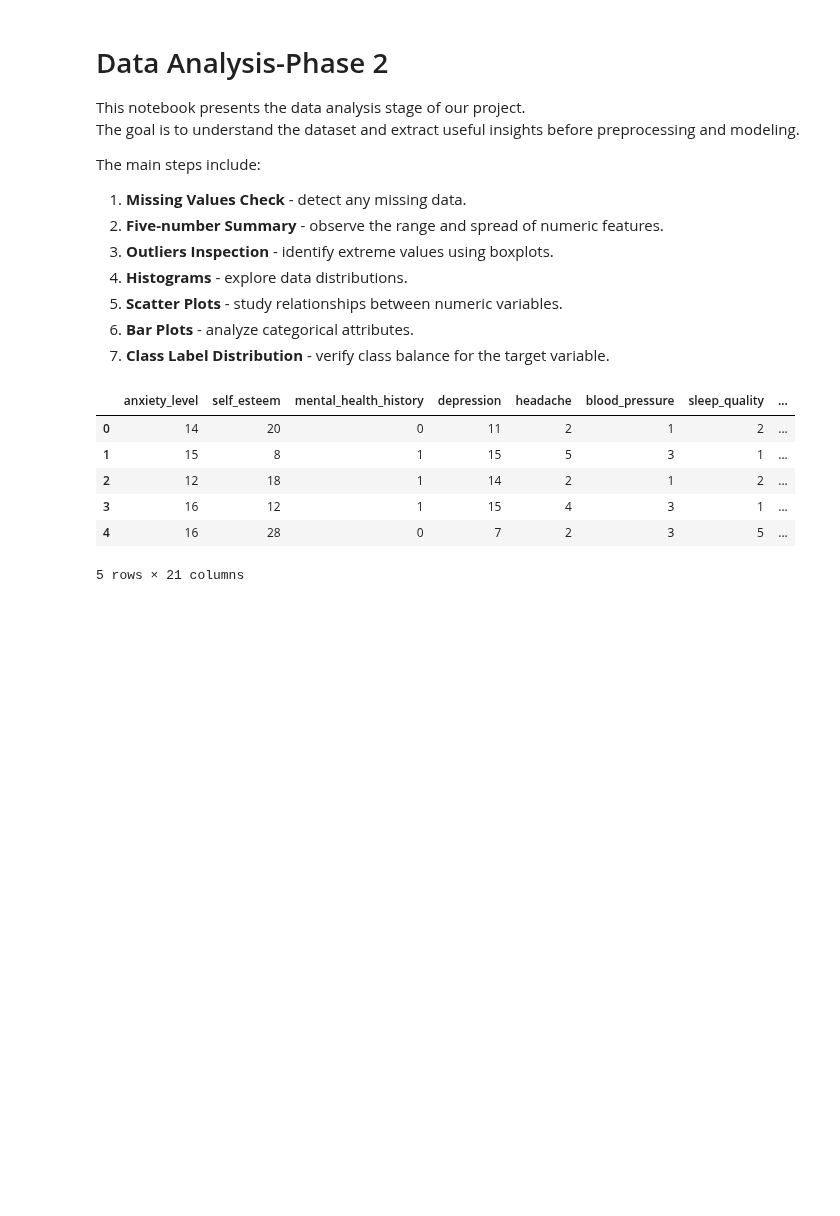
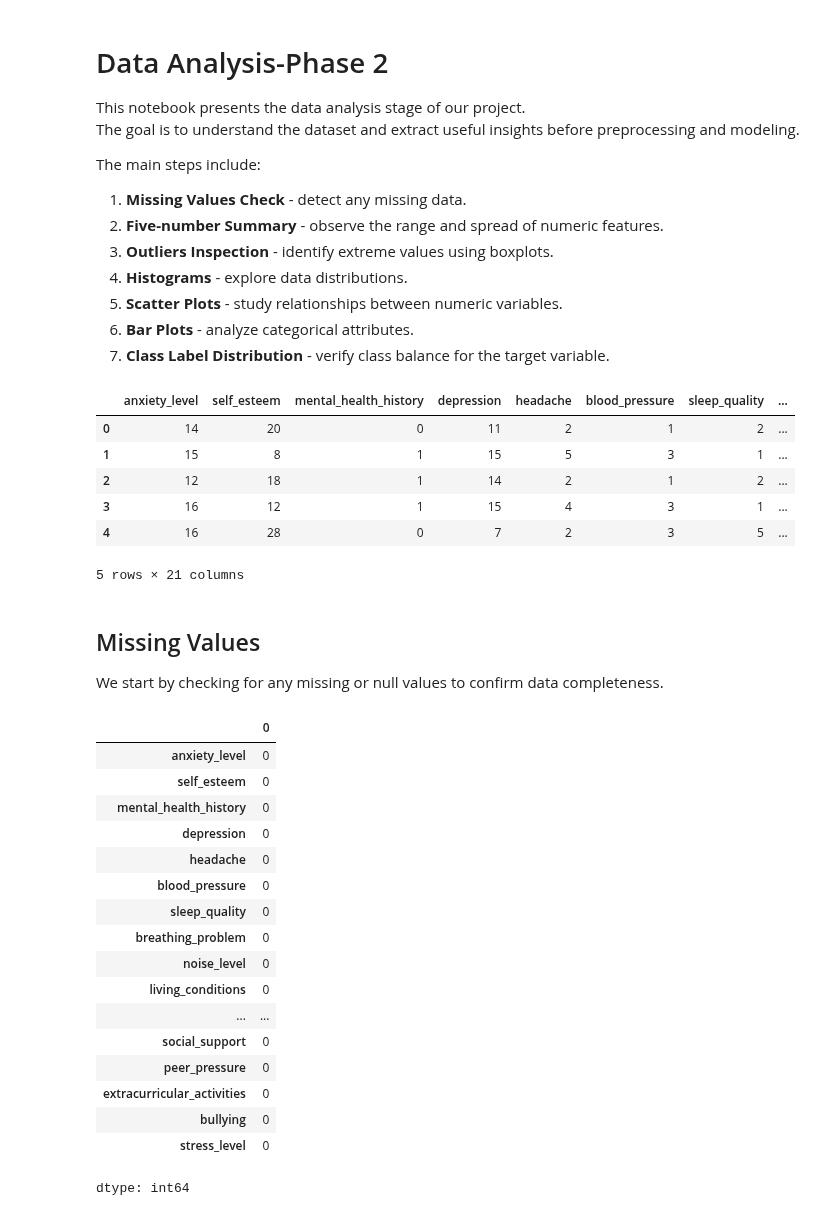
Before and after one commit to LanaAlhussaini/G12.DM, a Jupyter notebook: phase2.ipynb, the cells around one changed output. Drawn from its saved outputs; the diff is of its cells as text; code cells hidden in the pictures; blank space fills up the shorter version.

```diff
--- a/phase2.ipynb
+++ b/phase2.ipynb
@@ -35,3 +35,31 @@ df.head()
 | 3 | 16 | 12 | 1 | 15 | 4 | 3 | 1 | ... |
 | 4 | 16 | 28 | 0 | 7 | 2 | 3 | 5 | ... |
 5 rows × 21 columns
+# %% [markdown]
+## Missing Values
+
+We start by checking for any missing or null values to confirm data completeness.
+# %%
+import pandas as pd
+url="https://raw.githubusercontent.com/LanaAlhussaini/G12.DM/refs/heads/main/Dataset/Raw_dataset.csv"
+df = pd.read_csv(url)
+df.isna().sum()
+# %% [output]
+|  | 0 |
+| anxiety_level | 0 |
+| self_esteem | 0 |
+| mental_health_history | 0 |
+| depression | 0 |
+| headache | 0 |
+| blood_pressure | 0 |
+| sleep_quality | 0 |
+| breathing_problem | 0 |
+| noise_level | 0 |
+| living_conditions | 0 |
+| ... | ... |
+| social_support | 0 |
+| peer_pressure | 0 |
+| extracurricular_activities | 0 |
+| bullying | 0 |
+| stress_level | 0 |
+dtype: int64
```
Also changed, not shown: parts of 8 cells of this notebook.
